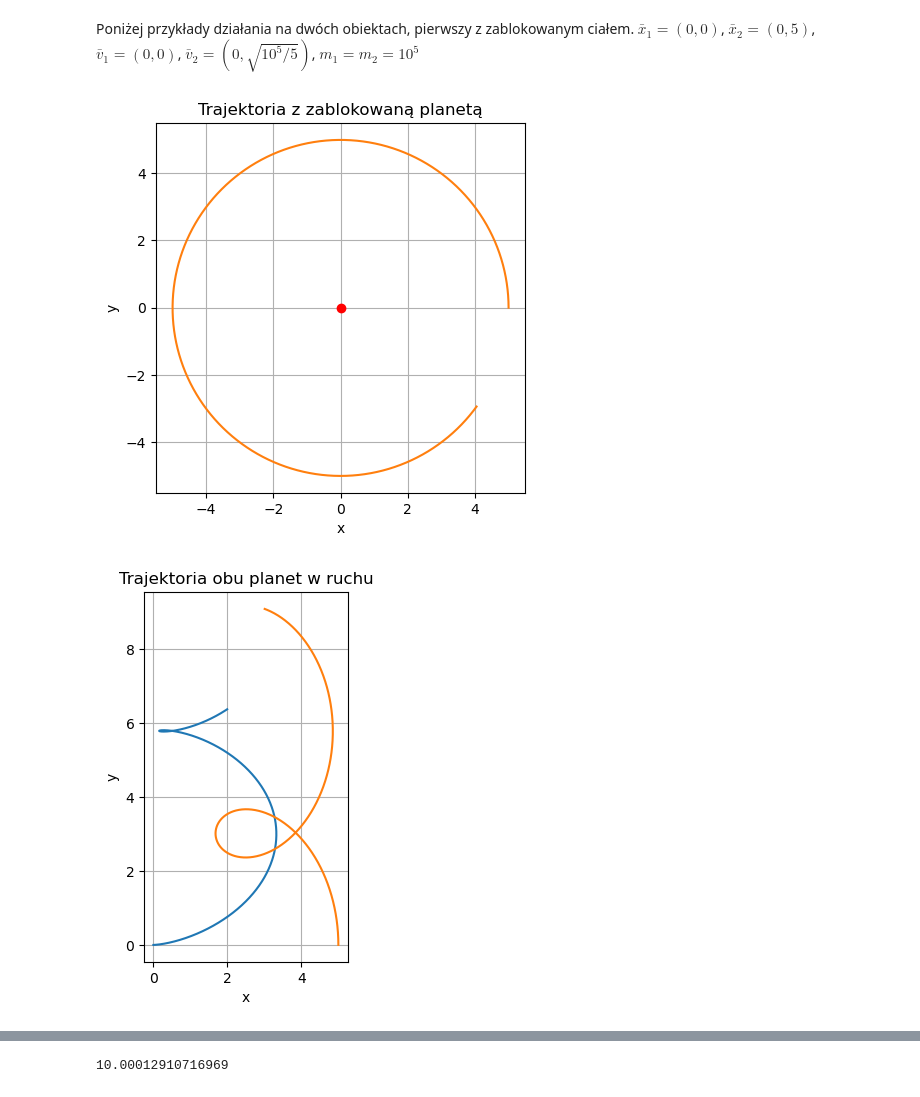
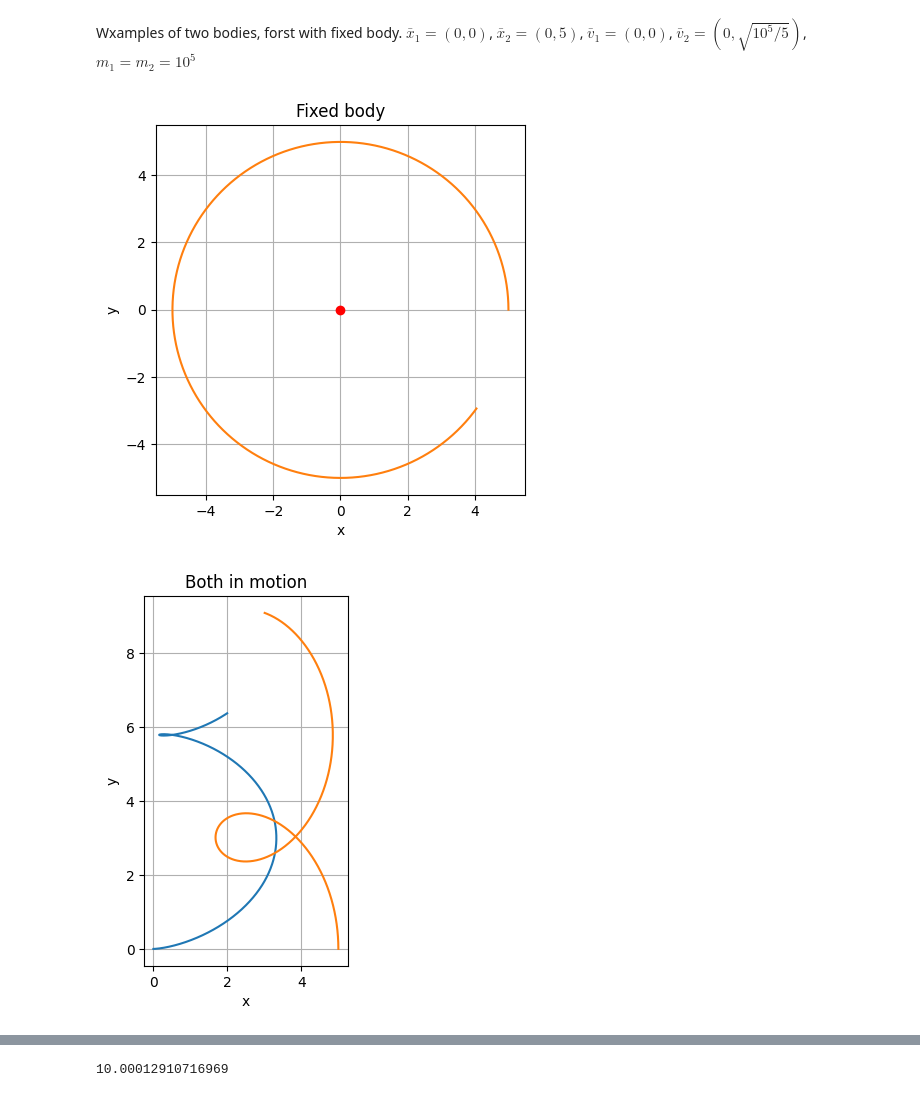
Before and after one commit to kebabee/Modelowanie-komputerowe, a Jupyter notebook: 3_body_problem.ipynb, the cells around one changed output, grey strips where cells are left out. Drawn from its saved outputs; the diff is of its cells as text; code cells hidden in the pictures.

```diff
--- a/3_body_problem.ipynb
+++ b/3_body_problem.ipynb
@@ -81,22 +83,22 @@ def n_body(time_step, steps, planets, plot_flag=False, fixed_flag=False, return_
         else:
             return [x_plot, y_plot]
 # %% [markdown]
-Poniżej przykłady działania na dwóch obiektach, pierwszy z zablokowanym ciałem. $\bar{x}_1 = (0,0)$, $\bar{x}_2 = (0,5)$, $\bar{v}_1 = (0,0)$, $\bar{v}_2 = (0,\sqrt{10^5/5})$, $m_1 = m_2 = 10^5$
+Wxamples of two bodies, forst with fixed body. $\bar{x}_1 = (0,0)$, $\bar{x}_2 = (0,5)$, $\bar{v}_1 = (0,0)$, $\bar{v}_2 = (0,\sqrt{10^5/5})$, $m_1 = m_2 = 10^5$
 # %%
 R = 5
 m1 = 1e5
 G = 1
 errors = []
 
 plt.plot(0, 0, '-ro')
-plt.title("Trajektoria z zablokowaną planetą")
+plt.title("Fixed body")
 plt.xlabel('x')
 plt.ylabel('y')
 a = n_body(1e-4, 2000, [Planet(m1, 0, 0, 0, 0), Planet(m1, R, 0, 0, np.sqrt(m1/R))], True, True)
-plt.title("Trajektoria obu planet w ruchu")
+plt.title("Both in motion")
 plt.xlabel('x')
 plt.ylabel('y')
 a = n_body(1e-4, 1100, [Planet(m1, 0, 0, 0, 0), Planet(m1, R, 0, 0, np.sqrt(m1/R))], True, False)
 # %% [output]
-[figure, old version]
+[figure, new version]
-[figure, old version]
+[figure, new version]
```
Also changed, not shown: parts of 26 cells of this notebook.
